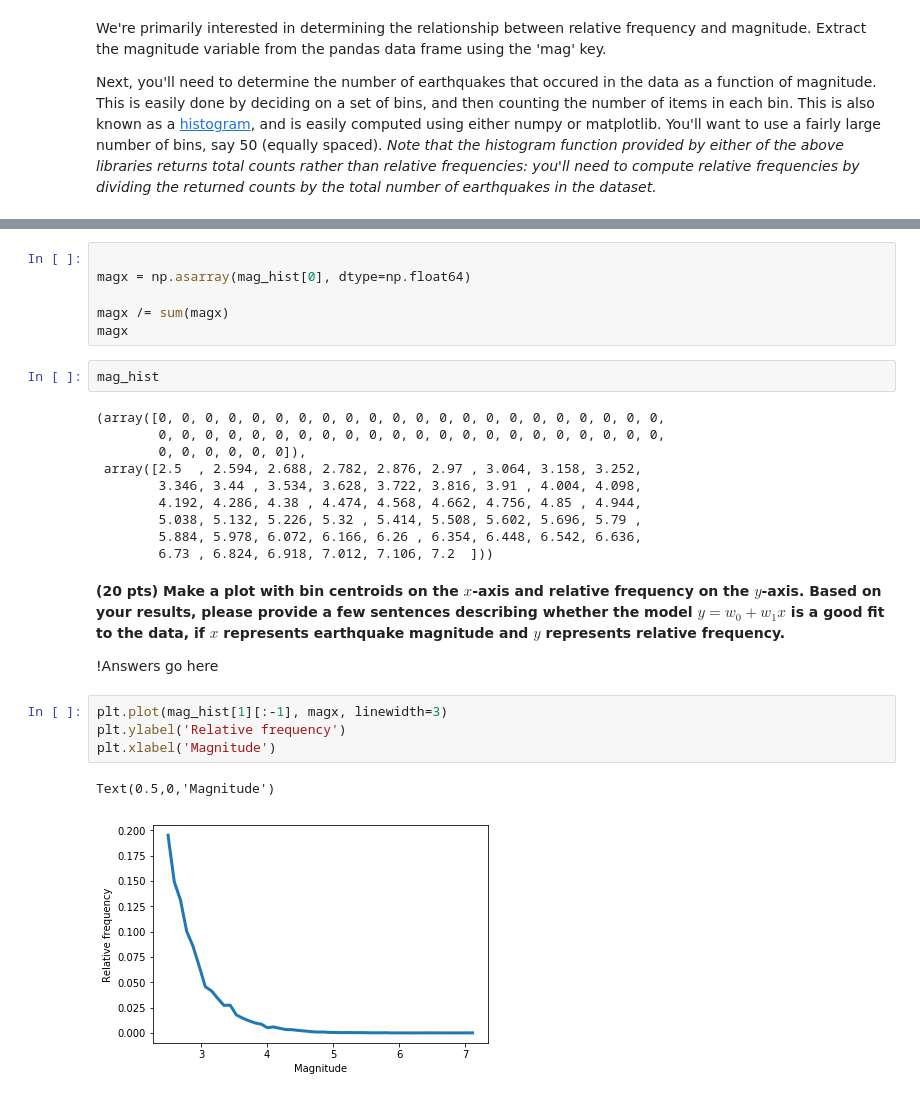
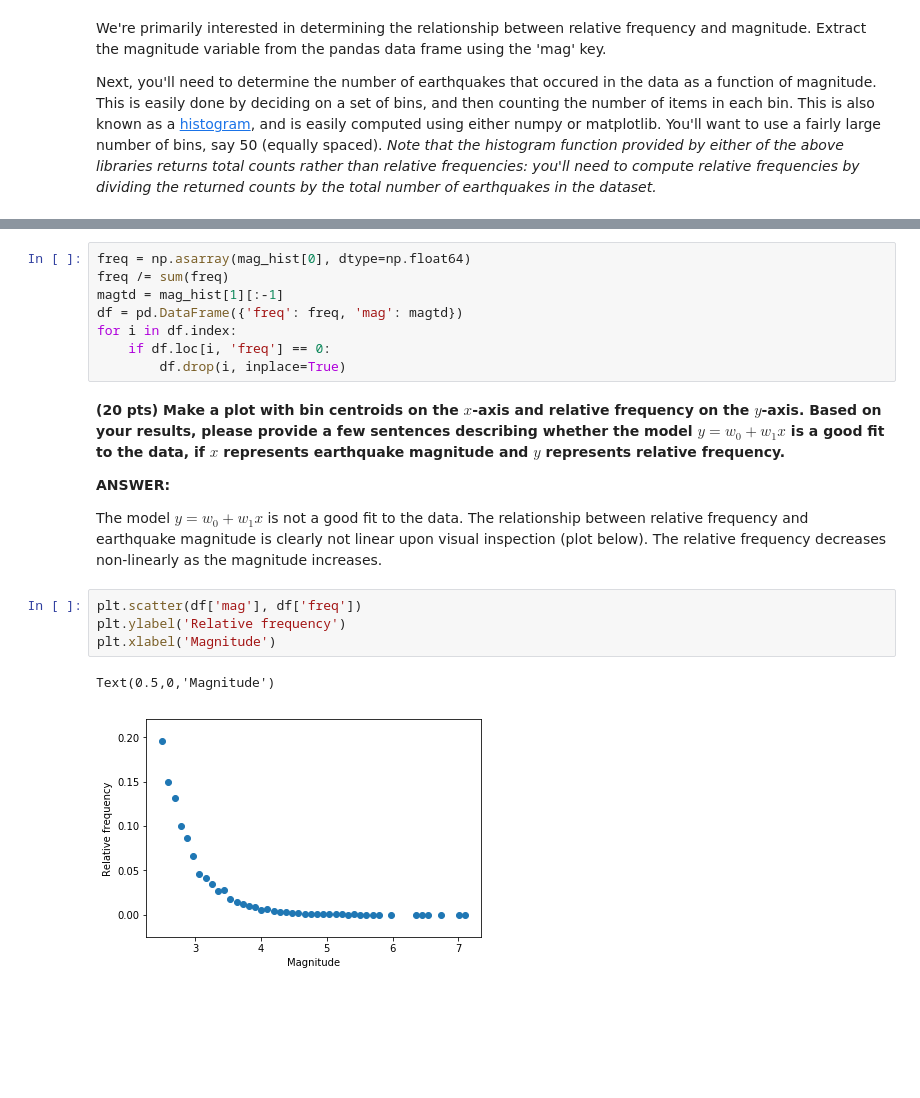
Before and after one commit to UM-CSCI-447-547-Fall-2019/homework-1-jtgilbert, a Jupyter notebook: Homework-1.ipynb, the cells around one changed output, grey strips where cells are left out. Drawn from its saved outputs; the diff is of its cells as text; blank space fills up the shorter version.

Commit message:
questions answered

```diff
--- a/Homework-1.ipynb
+++ b/Homework-1.ipynb
@@ -82,32 +42,24 @@ mag_hist
-# %%
-
-magx = np.asarray(mag_hist[0], dtype=np.float64)
-
-magx /= sum(magx)
-magx
-# %%
-mag_hist
-# %% [output]
-(array([0, 0, 0, 0, 0, 0, 0, 0, 0, 0, 0, 0, 0, 0, 0, 0, 0, 0, 0, 0, 0, 0,
-        0, 0, 0, 0, 0, 0, 0, 0, 0, 0, 0, 0, 0, 0, 0, 0, 0, 0, 0, 0, 0, 0,
-        0, 0, 0, 0, 0, 0]),
- array([2.5  , 2.594, 2.688, 2.782, 2.876, 2.97 , 3.064, 3.158, 3.252,
-        3.346, 3.44 , 3.534, 3.628, 3.722, 3.816, 3.91 , 4.004, 4.098,
-        4.192, 4.286, 4.38 , 4.474, 4.568, 4.662, 4.756, 4.85 , 4.944,
-        5.038, 5.132, 5.226, 5.32 , 5.414, 5.508, 5.602, 5.696, 5.79 ,
-        5.884, 5.978, 6.072, 6.166, 6.26 , 6.354, 6.448, 6.542, 6.636,
-        6.73 , 6.824, 6.918, 7.012, 7.106, 7.2  ]))
+# %%
+freq = np.asarray(mag_hist[0], dtype=np.float64)
+freq /= sum(freq)
+magtd = mag_hist[1][:-1]
+df = pd.DataFrame({'freq': freq, 'mag': magtd})
+for i in df.index:
+    if df.loc[i, 'freq'] == 0:
+        df.drop(i, inplace=True)
 # %% [markdown]
 **(20 pts) Make a plot with bin centroids on the $x$-axis and relative frequency on the $y$-axis.  Based on your results, please provide a few sentences describing whether the model $y = w_0 + w_1 x$ is a good fit to the data, if $x$ represents earthquake magnitude and $y$ represents relative frequency.**
 
-!Answers go here
+**ANSWER:**
+
+The model $y = w_0 + w_1 x$ is not a good fit to the data. The relationship between relative frequency and earthquake magnitude is clearly not linear upon visual inspection (plot below). The relative frequency decreases non-linearly as the magnitude increases.
 # %%
-plt.plot(mag_hist[1][:-1], magx, linewidth=3)
+plt.scatter(df['mag'], df['freq'])
 plt.ylabel('Relative frequency')
 plt.xlabel('Magnitude')
 # %% [output]
 Text(0.5,0,'Magnitude')
-[figure, old version]
+[figure, new version]
 # %% [markdown]
 As it turns out, a physical model that gives the predicted relative frequency of earthquakes of different magnitudes can be derived from physics, and is given by a so-called *power-law*
 $$
```
Also changed, not shown: parts of 10 cells of this notebook.
